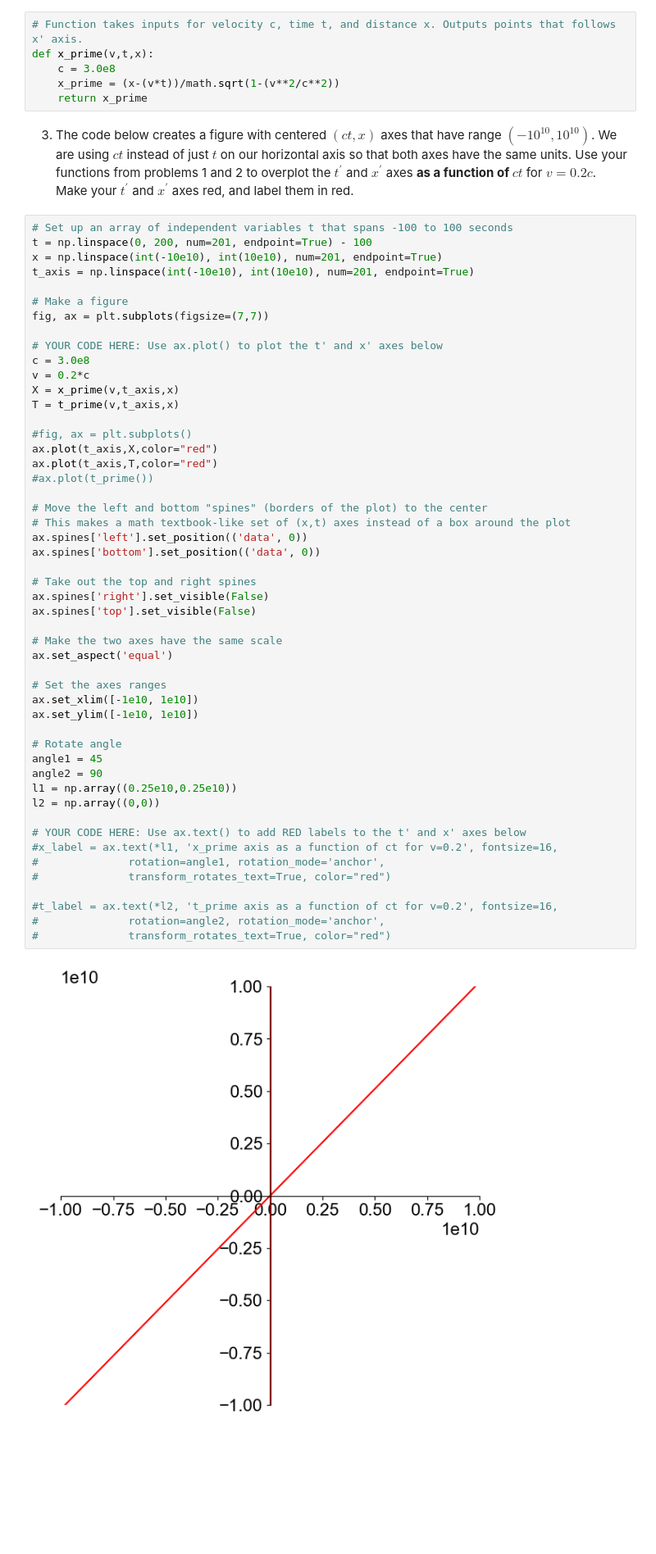
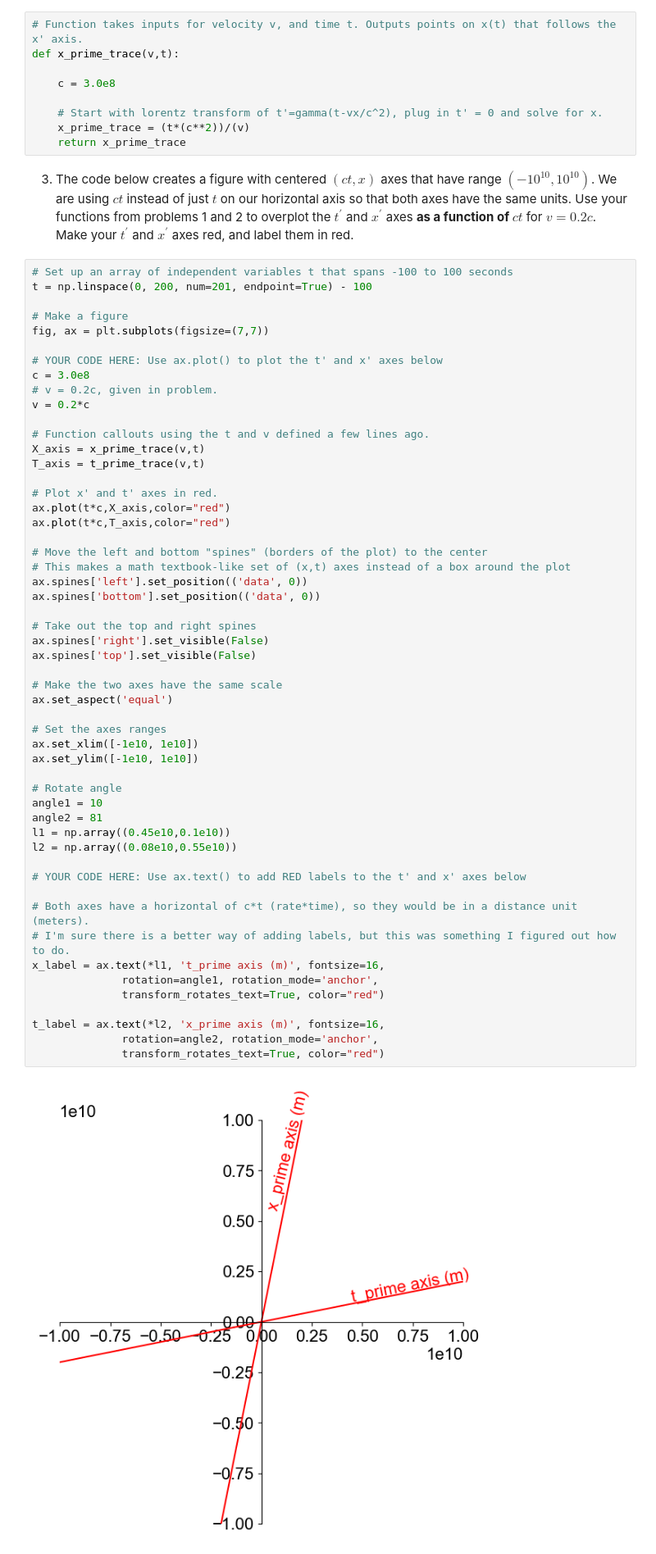
Before and after one commit to mkaehler-ud/PHYS309, a Jupyter notebook: assignment2.ipynb, the cells around one changed output. Shown at 82% size. Saved outputs shown, nothing was run; the diff lists cells and outputs as text; blank space fills up the shorter version.

```diff
--- a/assignment2.ipynb
+++ b/assignment2.ipynb
@@ -28,11 +29,14 @@ def t_prime(v,t,x):
     <li>Use the fact that $t^{\prime} = 0$ on the $x^{\prime}$ axis to define a line $x(t)$ that traces the $x^{\prime}$ axis in frame $K$. Write a second function that computes points on this line.</li>
 </ol>
 # %%
-# Function takes inputs for velocity c, time t, and distance x. Outputs points that follows x' axis.
-def x_prime(v,t,x):
+# Function takes inputs for velocity v, and time t. Outputs points on x(t) that follows the x' axis.
+def x_prime_trace(v,t):
+
     c = 3.0e8
-    x_prime = (x-(v*t))/math.sqrt(1-(v**2/c**2))
-    return x_prime
+
+    # Start with lorentz transform of t'=gamma(t-vx/c^2), plug in t' = 0 and solve for x.
+    x_prime_trace = (t*(c**2))/(v)
+    return x_prime_trace
 # %% [markdown]
 <ol start=3>
     <li>The code below creates a figure with centered $(ct,x)$ axes that have range $(-10^{10}, 10^{10})$. We are using $ct$ instead of just $t$ on our horizontal axis so that both axes have the same units. Use your functions from problems 1 and 2 to overplot the $t^{\prime}$ and $x^{\prime}$ axes <strong>as a function of $ct$</strong> for $v = 0.2c$. Make your $t^{\prime}$ and $x^{\prime}$ axes red, and label them in red.</li>
@@ -40,55 +44,58 @@ def x_prime(v,t,x):
 # %%
 # Set up an array of independent variables t that spans -100 to 100 seconds
 t = np.linspace(0, 200, num=201, endpoint=True) - 100
-x = np.linspace(int(-10e10), int(10e10), num=201, endpoint=True)
-t_axis = np.linspace(int(-10e10), int(10e10), num=201, endpoint=True)
 
 # Make a figure
 fig, ax = plt.subplots(figsize=(7,7))
 
 # YOUR CODE HERE: Use ax.plot() to plot the t' and x' axes below
 c = 3.0e8
+# v = 0.2c, given in problem.
 v = 0.2*c
-X = x_prime(v,t_axis,x)
-T = t_prime(v,t_axis,x)
 
-#fig, ax = plt.subplots()
-ax.plot(t_axis,X,color="red")
-ax.plot(t_axis,T,color="red")
-#ax.plot(t_prime())
+# Function callouts using the t and v defined a few lines ago.
+X_axis = x_prime_trace(v,t)
+T_axis = t_prime_trace(v,t)
+
+# Plot x' and t' axes in red.
+ax.plot(t*c,X_axis,color="red")
+ax.plot(t*c,T_axis,color="red")
 
 # Move the left and bottom "spines" (borders of the plot) to the center
 # This makes a math textbook-like set of (x,t) axes instead of a box around the plot
 ax.spines['left'].set_position(('data', 0))
 ax.spines['bottom'].set_position(('data', 0))
 
 # Take out the top and right spines
 ax.spines['right'].set_visible(False)
 ax.spines['top'].set_visible(False)
 
 # Make the two axes have the same scale
 ax.set_aspect('equal')
 
 # Set the axes ranges
 ax.set_xlim([-1e10, 1e10])
 ax.set_ylim([-1e10, 1e10])
 
 # Rotate angle
-angle1 = 45
-angle2 = 90
-l1 = np.array((0.25e10,0.25e10))
-l2 = np.array((0,0))
+angle1 = 10
+angle2 = 81
+l1 = np.array((0.45e10,0.1e10))
+l2 = np.array((0.08e10,0.55e10))
 
 # YOUR CODE HERE: Use ax.text() to add RED labels to the t' and x' axes below
-#x_label = ax.text(*l1, 'x_prime axis as a function of ct for v=0.2', fontsize=16,
-#              rotation=angle1, rotation_mode='anchor',
-#              transform_rotates_text=True, color="red")
 
-#t_label = ax.text(*l2, 't_prime axis as a function of ct for v=0.2', fontsize=16,
-#              rotation=angle2, rotation_mode='anchor',
-#              transform_rotates_text=True, color="red")
+# Both axes have a horizontal of c*t (rate*time), so they would be in a distance unit (meters).
+# I'm sure there is a better way of adding labels, but this was something I figured out how to do.
+x_label = ax.text(*l1, 't_prime axis (m)', fontsize=16,
+              rotation=angle1, rotation_mode='anchor',
+              transform_rotates_text=True, color="red")
+
+t_label = ax.text(*l2, 'x_prime axis (m)', fontsize=16,
+              rotation=angle2, rotation_mode='anchor',
+              transform_rotates_text=True, color="red")
 # %% [output]
-[figure, old version]
+[figure, new version]
 # %% [markdown]
 <ol start=4>
     <li>Make a figure that plots $t^{\prime}$ and $x^{\prime}$ axes for $v = 0.25c$, $v = 0.5c$, and $v = 0.75c$. Use different colors for each pair of axes. Make a legend that shows which value of $v$ corresponds to each color.</li>
```
Also changed, not shown: parts of 3 cells of this notebook.
